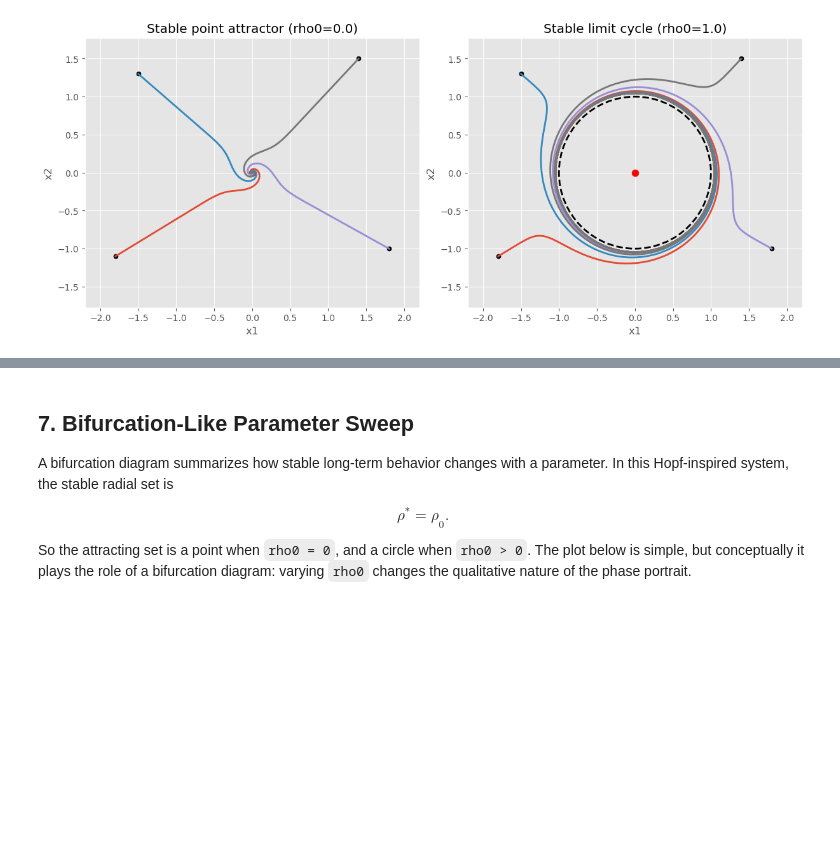
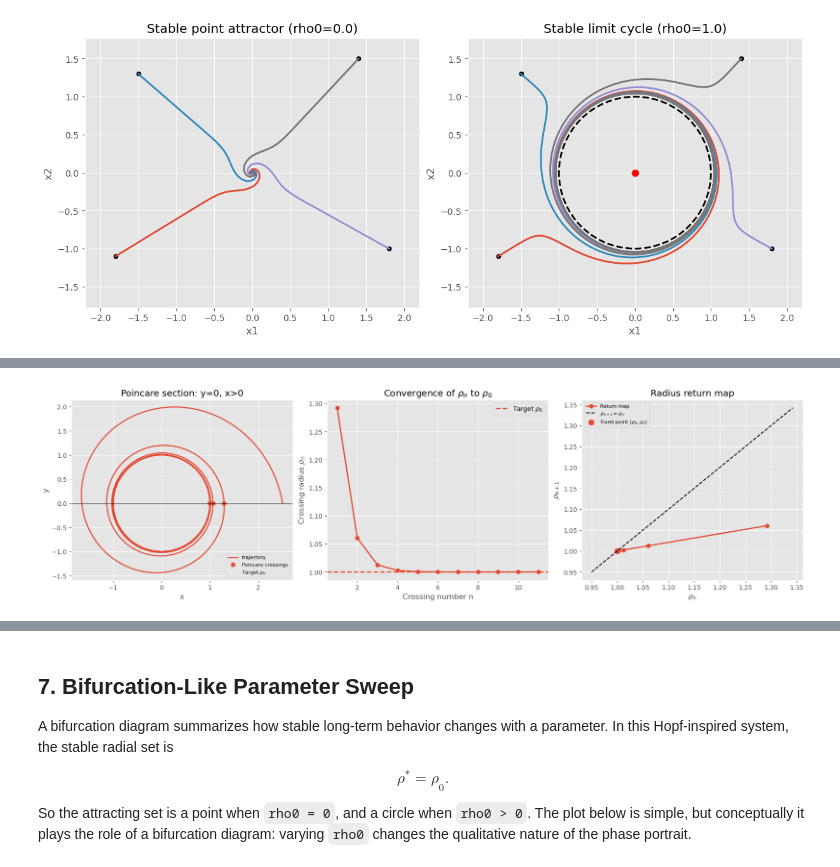
Before and after one commit to Debojit-D/LSDwBifurcations, a Jupyter notebook: main.ipynb, the cells around one changed output, grey strips where cells are left out. Saved outputs shown, nothing was run; the diff lists cells and outputs as text; code cells hidden in the pictures; blank space fills up the shorter version.

```diff
--- a/main.ipynb
+++ b/main.ipynb
@@ -255,0 +874,99 @@ Ignoring fixed y limits to fulfill fixed data aspect with adjustable data limits
+# %%
+# ------------------------------------------------------------
+# Poincare return map / radius return plot for the paper DS
+# ------------------------------------------------------------
+
+rho0 = 1.0
+M = 0.25      # Smaller M makes convergence slower, so the return map is easier to see
+R = 2.0
+
+rho_initial = 2.5
+theta_initial = 0.0
+
+t_end = 35.0
+t_eval = np.linspace(0, t_end, 9000)
+
+sol = solve_ivp(
+    lambda t, z: paper_polar_rhs(t, z, rho0=rho0, M=M, R=R),
+    [0, t_end],
+    [rho_initial, theta_initial],
+    t_eval=t_eval,
+    rtol=1e-10,
+    atol=1e-12
+)
+
+t = sol.t
+rho = sol.y[0]
+theta_unwrapped = sol.y[1]
+
+# Convert to Cartesian for plotting
+x = rho * np.cos(theta_unwrapped)
+y = rho * np.sin(theta_unwrapped)
+
+# Poincare section: y = 0, x > 0
+# In polar coordinates this corresponds to theta = 2*pi*n.
+max_crossing_index = int(theta_unwrapped[-1] // (2*np.pi))
+crossing_angles = 2 * np.pi * np.arange(1, max_crossing_index + 1)
+
+# Interpolate rho at every crossing angle
+rho_crossings = np.interp(crossing_angles, theta_unwrapped, rho)
+
+# Cartesian crossing points
+x_crossings = rho_crossings * np.cos(crossing_angles)
+y_crossings = rho_crossings * np.sin(crossing_angles)
+
+crossing_number = np.arange(1, len(rho_crossings) + 1)
+
+fig, axes = plt.subplots(1, 3, figsize=(17, 4.8), constrained_layout=True)
+
+# 1) Phase portrait with Poincare crossings
+axes[0].plot(x, y, lw=1.8, label="trajectory")
+axes[0].scatter(x_crossings, y_crossings, s=45, label="Poincare crossings")
+axes[0].add_patch(plt.Circle((0, 0), rho0, fill=False, ls="--", lw=2, label=r"Target $\rho_0$"))
+axes[0].axhline(0, color="black", lw=1, alpha=0.6)
+axes[0].set_xlabel("x")
+axes[0].set_ylabel("y")
+axes[0].set_title("Poincare section: y=0, x>0")
+axes[0].axis("equal")
+axes[0].legend(fontsize=8)
+axes[0].grid(True)
+
+# 2) Radius at each crossing
+axes[1].plot(crossing_number, rho_crossings, marker="o", lw=2)
+axes[1].axhline(rho0, ls="--", lw=2, label=r"Target $\rho_0$")
+axes[1].set_xlabel("Crossing number n")
+axes[1].set_ylabel(r"Crossing radius $\rho_n$")
+axes[1].set_title(r"Convergence of $\rho_n$ to $\rho_0$")
+axes[1].legend()
+axes[1].grid(True)
+
+# 3) Return map rho_{n+1} vs rho_n
+rho_n = rho_crossings[:-1]
+rho_np1 = rho_crossings[1:]
+
+axes[2].plot(rho_n, rho_np1, marker="o", lw=2, label=r"Return map")
+min_r = min(np.min(rho_n), np.min(rho_np1), rho0) - 0.05
+max_r = max(np.max(rho_n), np.max(rho_np1), rho0) + 0.05
+axes[2].plot([min_r, max_r], [min_r, max_r], "k--", lw=1.5, label=r"$\rho_{n+1}=\rho_n$")
+axes[2].scatter([rho0], [rho0], s=80, label=r"Fixed point $(\rho_0,\rho_0)$")
+axes[2].set_xlabel(r"$\rho_n$")
+axes[2].set_ylabel(r"$\rho_{n+1}$")
+axes[2].set_title("Radius return map")
+axes[2].legend(fontsize=8)
+axes[2].grid(True)
+
+plt.show()
+
+
+# Numerical summary
+print("Poincare return-map verification")
+print("--------------------------------")
+print(f"Number of crossings detected              : {len(rho_crossings)}")
+print(f"First crossing radius rho_1               : {rho_crossings[0]:.6f}")
+print(f"Last crossing radius rho_N                : {rho_crossings[-1]:.6f}")
+print(f"Target radius rho0                        : {rho0:.6f}")
+print(f"Final crossing error rho_N - rho0         : {rho_crossings[-1] - rho0:.6e}")
+print(f"Maximum absolute crossing error           : {np.max(np.abs(rho_crossings - rho0)):.6f}")
+print(f"Final absolute crossing error             : {abs(rho_crossings[-1] - rho0):.6e}")
+# %% [output]
+[figure, added]
```
Also changed, not shown: parts of 15 cells of this notebook.
